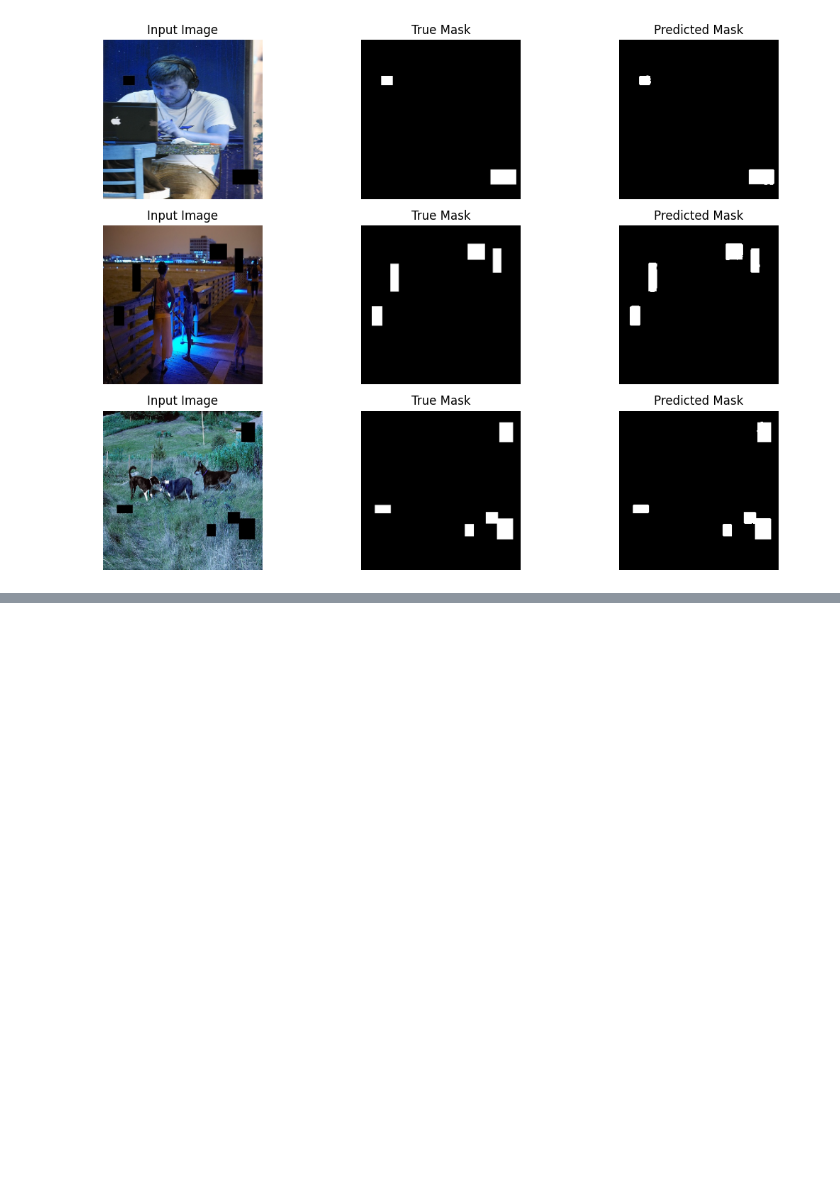
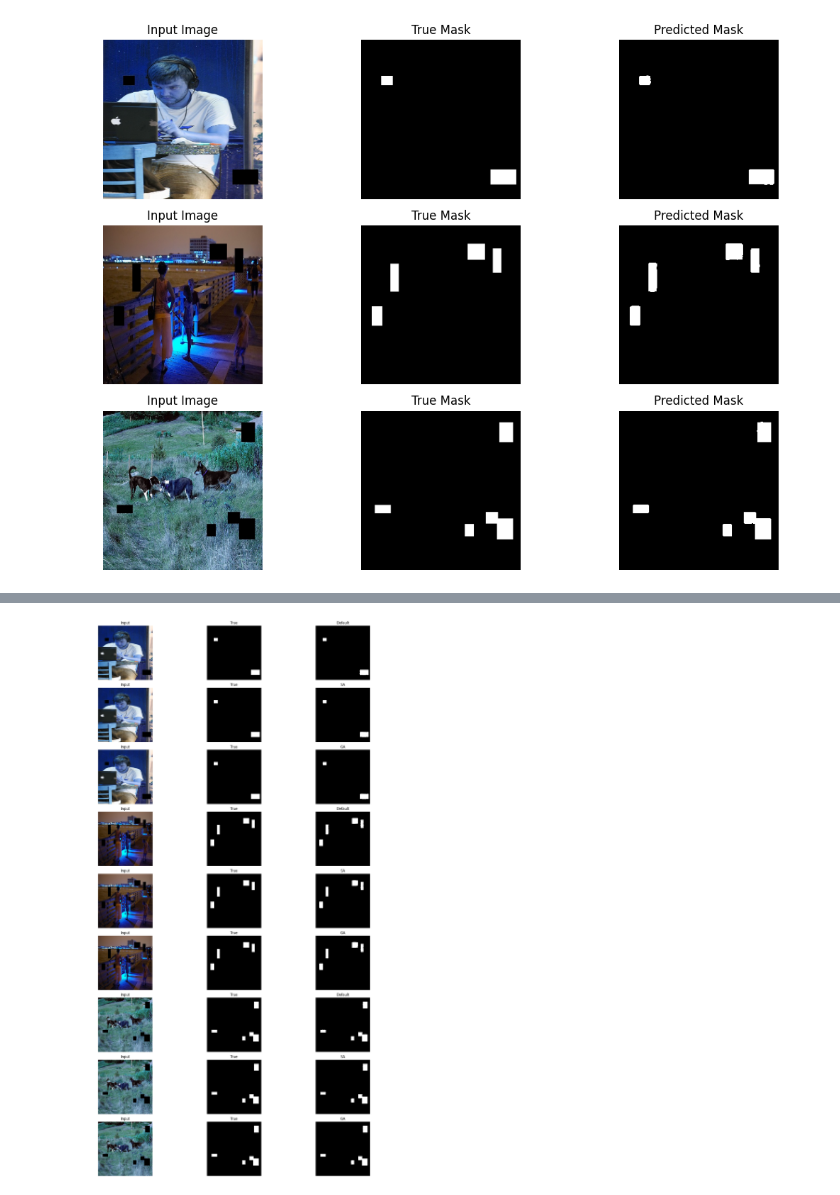
Before and after one commit to Priyansh295/Inpainting_Model, a Jupyter notebook: Mask_Prediction_UNet.ipynb, the cells around one changed output, grey strips where cells are left out. Drawn from its saved outputs; the diff is of its cells as text; code cells hidden in the pictures; blank space fills up the shorter version.

```diff
--- a/Mask_Prediction_UNet.ipynb
+++ b/Mask_Prediction_UNet.ipynb
@@ -332,0 +684,60 @@ Epoch 10/10
+# %%
+plt.figure(figsize=(18,27))  # Adjust figure size as needed
+
+# We have 3 samples, each with 3 rows (total 9 rows) and 3 columns.
+for i in range(3):
+    idx = i  # use sample i from the validation set
+    row_offset = i * 3  # starting row for this sample in the grid
+
+    # Row 1: Default threshold predictions
+    plt.subplot(9, 3, row_offset*3 + 1)
+    plt.imshow(X_val[idx])
+    plt.title("Input")
+    plt.axis('off')
+
+    plt.subplot(9, 3, row_offset*3 + 2)
+    plt.imshow(Y_val[idx].squeeze(), cmap='gray')
+    plt.title("True")
+    plt.axis('off')
+
+    plt.subplot(9, 3, row_offset*3 + 3)
+    plt.imshow(preds_default[idx].squeeze(), cmap='gray')
+    plt.title("Default")
+    plt.axis('off')
+
+    # Row 2: SA threshold predictions
+    plt.subplot(9, 3, (row_offset+1)*3 + 1)
+    plt.imshow(X_val[idx])
+    plt.title("Input")
+    plt.axis('off')
+
+    plt.subplot(9, 3, (row_offset+1)*3 + 2)
+    plt.imshow(Y_val[idx].squeeze(), cmap='gray')
+    plt.title("True")
+    plt.axis('off')
+
+    plt.subplot(9, 3, (row_offset+1)*3 + 3)
+    plt.imshow(preds_sa[idx].squeeze(), cmap='gray')
+    plt.title("SA")
+    plt.axis('off')
+
+    # Row 3: GA threshold predictions
+    plt.subplot(9, 3, (row_offset+2)*3 + 1)
+    plt.imshow(X_val[idx])
+    plt.title("Input")
+    plt.axis('off')
+
+    plt.subplot(9, 3, (row_offset+2)*3 + 2)
+    plt.imshow(Y_val[idx].squeeze(), cmap='gray')
+    plt.title("True")
+    plt.axis('off')
+
+    plt.subplot(9, 3, (row_offset+2)*3 + 3)
+    plt.imshow(preds_ga[idx].squeeze(), cmap='gray')
+    plt.title("GA")
+    plt.axis('off')
+
+plt.tight_layout()
+plt.show()
+# %% [output]
+[figure, added]
```
Also changed, not shown: parts of 2 cells of this notebook.
